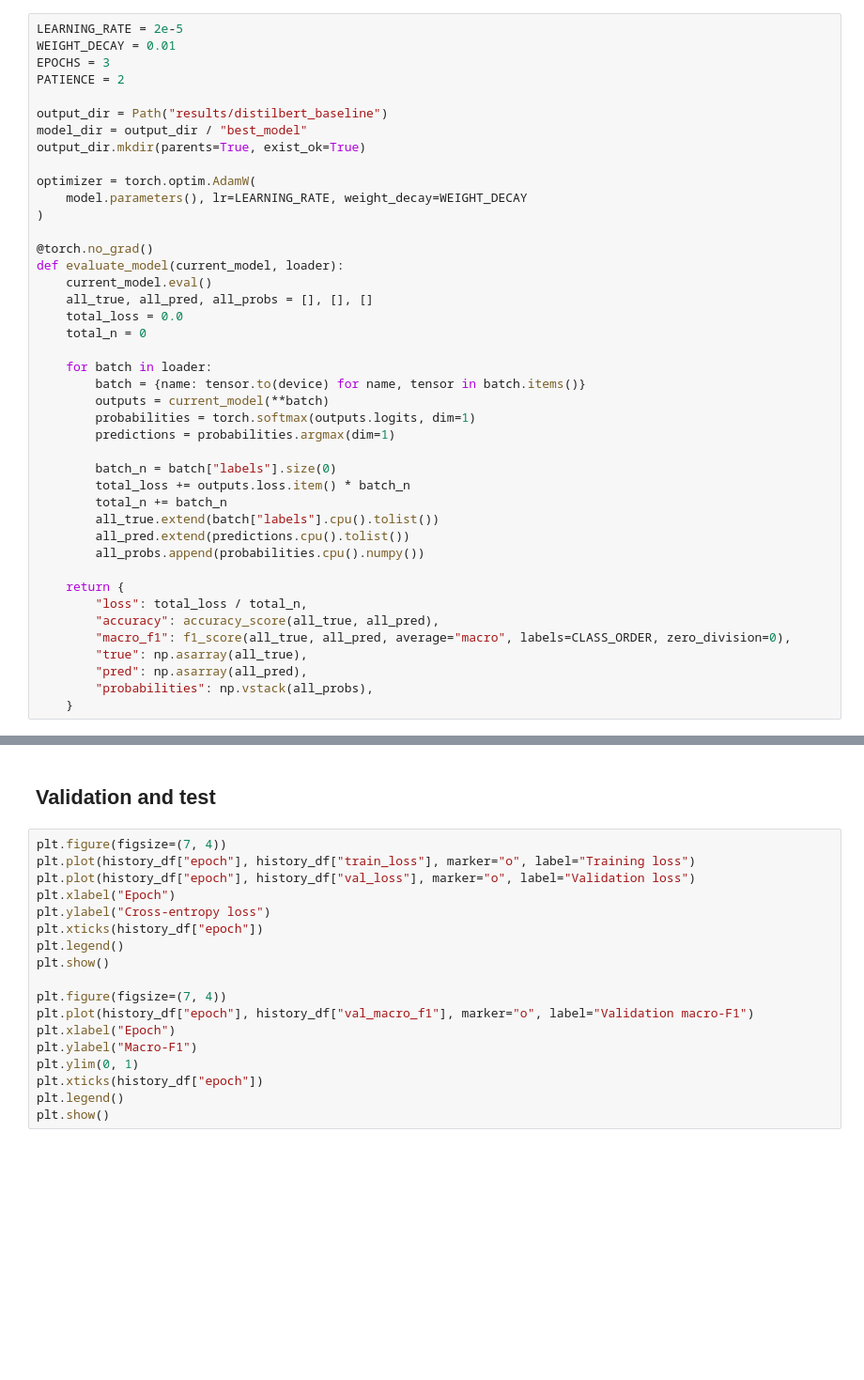
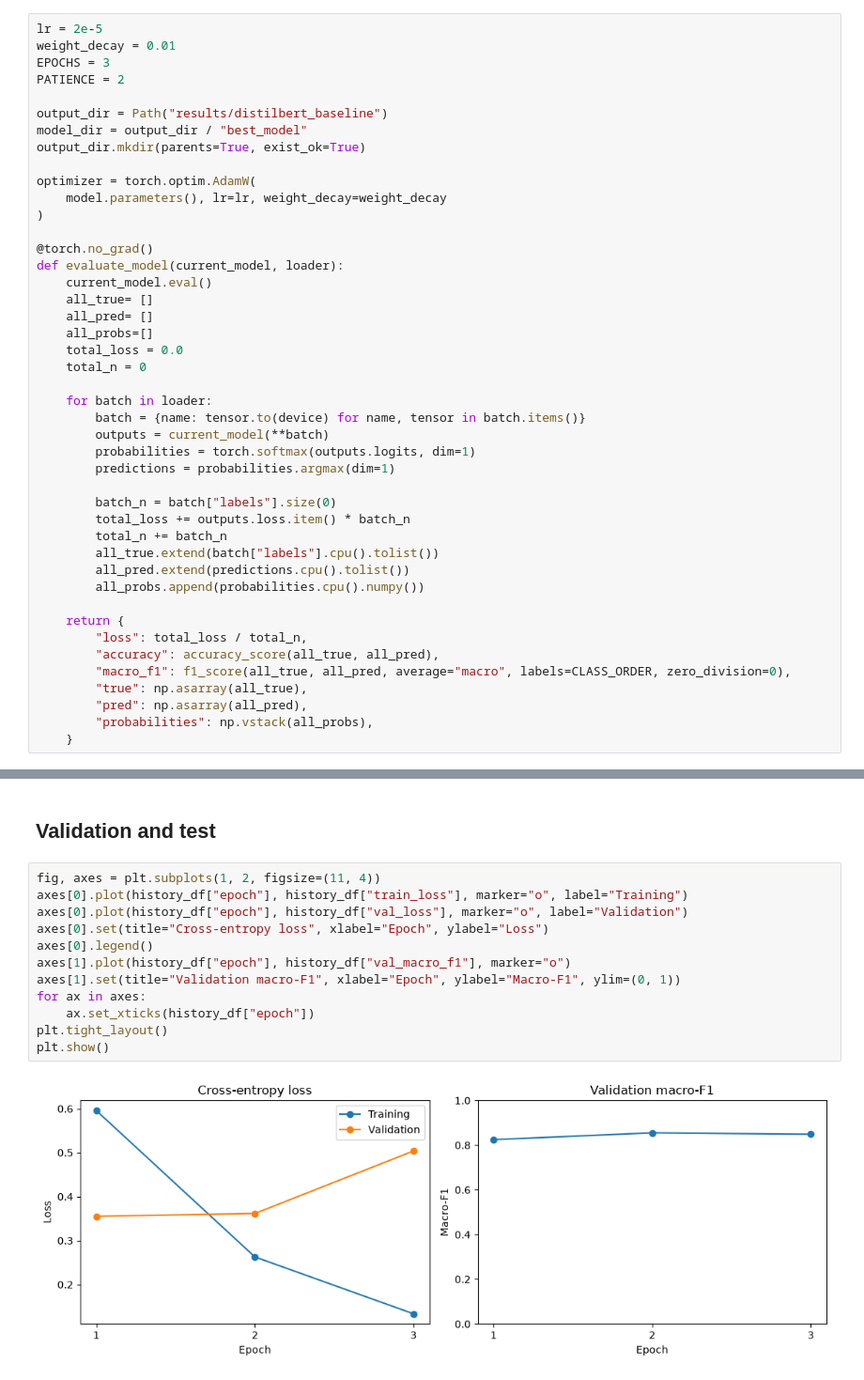
Before and after one commit to Malvern-Donga/Financial_PhraseBank, a Jupyter notebook: Financial Phrasebank Project/notebooks/04_distilbert_model.ipynb, the cells around one changed output, grey strips where cells are left out. Shown at 94% size. Saved outputs shown, nothing was run; the diff lists cells and outputs as text; blank space fills up the shorter version.

Commit message:
Finishing the "small model" baseline.

```diff
--- a/Financial Phrasebank Project/notebooks/04_distilbert_model.ipynb
+++ b/Financial Phrasebank Project/notebooks/04_distilbert_model.ipynb
@@ -161,8 +159,8 @@ You should probably TRAIN this model on a down-stream task to be able to use it
 Trainable model parameters: 66,955,779
 Labels: {0: 'negative', 1: 'neutral', 2: 'positive'}
 # %%
-LEARNING_RATE = 2e-5
-WEIGHT_DECAY = 0.01
+lr = 2e-5
+weight_decay = 0.01
 EPOCHS = 3
 PATIENCE = 2
 
@@ -171,13 +169,15 @@ model_dir = output_dir / "best_model"
 output_dir.mkdir(parents=True, exist_ok=True)
 
 optimizer = torch.optim.AdamW(
-    model.parameters(), lr=LEARNING_RATE, weight_decay=WEIGHT_DECAY
+    model.parameters(), lr=lr, weight_decay=weight_decay
 )
 
 @torch.no_grad()
 def evaluate_model(current_model, loader):
     current_model.eval()
-    all_true, all_pred, all_probs = [], [], []
+    all_true= []
+    all_pred= []
+    all_probs=[]
     total_loss = 0.0
     total_n = 0
 
@@ -273,20 +280,16 @@ print(f"Best epoch: {best_epoch} | best validation macro-F1: {best_f1:.4f}")
 # %% [markdown]
 ## Validation and test
 # %%
-plt.figure(figsize=(7, 4))
-plt.plot(history_df["epoch"], history_df["train_loss"], marker="o", label="Training loss")
-plt.plot(history_df["epoch"], history_df["val_loss"], marker="o", label="Validation loss")
-plt.xlabel("Epoch")
-plt.ylabel("Cross-entropy loss")
-plt.xticks(history_df["epoch"])
-plt.legend()
+fig, axes = plt.subplots(1, 2, figsize=(11, 4))
+axes[0].plot(history_df["epoch"], history_df["train_loss"], marker="o", label="Training")
+axes[0].plot(history_df["epoch"], history_df["val_loss"], marker="o", label="Validation")
+axes[0].set(title="Cross-entropy loss", xlabel="Epoch", ylabel="Loss")
+axes[0].legend()
+axes[1].plot(history_df["epoch"], history_df["val_macro_f1"], marker="o")
+axes[1].set(title="Validation macro-F1", xlabel="Epoch", ylabel="Macro-F1", ylim=(0, 1))
+for ax in axes:
+    ax.set_xticks(history_df["epoch"])
+plt.tight_layout()
 plt.show()
-
-plt.figure(figsize=(7, 4))
-plt.plot(history_df["epoch"], history_df["val_macro_f1"], marker="o", label="Validation macro-F1")
-plt.xlabel("Epoch")
-plt.ylabel("Macro-F1")
-plt.ylim(0, 1)
-plt.xticks(history_df["epoch"])
-plt.legend()
-plt.show()
+# %% [output]
+[figure, added]
```
Also changed, not shown: parts of 5 cells of this notebook.
